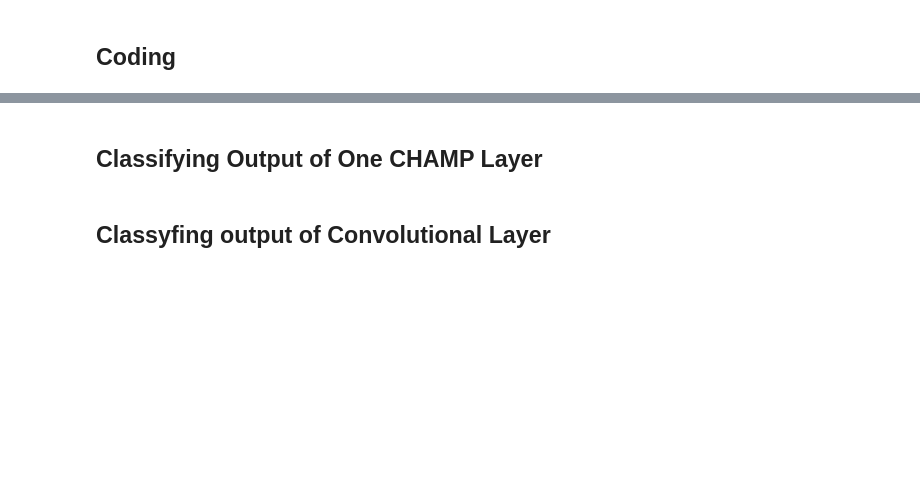
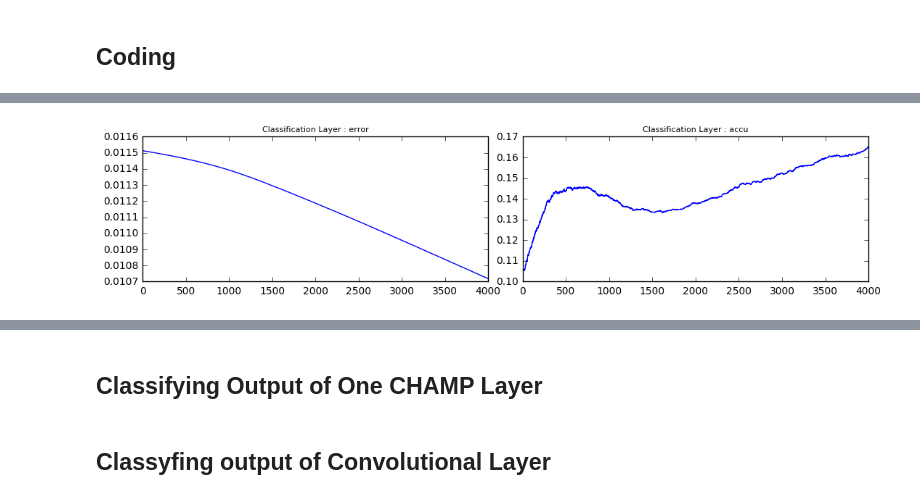
Before and after one commit to VictorBoutin/CHAMP, a Jupyter notebook: Probe/Coding.With.CHAMP.STL10.ipynb, the cells around one changed output, grey strips where cells are left out. Saved outputs shown, nothing was run; the diff lists cells and outputs as text; code cells hidden in the pictures; blank space fills up the shorter version.

```diff
--- a/Probe/Coding.With.CHAMP.STL10.ipynb
+++ b/Probe/Coding.With.CHAMP.STL10.ipynb
@@ -84,0 +91,4 @@ else :
+# %%
+DisplayConvergenceClassif(Classifier_Raw, to_display=['error','accu'])
+# %% [output]
+[figure, added]
```
Also changed, not shown: parts of 12 cells of this notebook, 12 other files.
